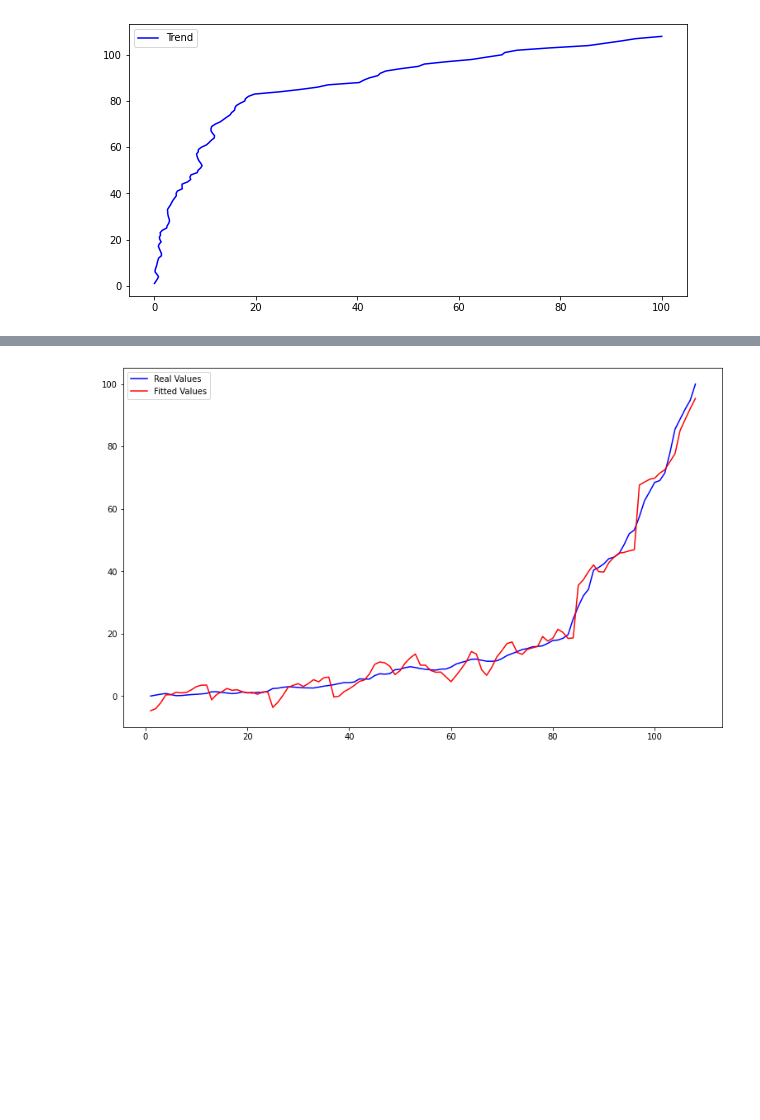
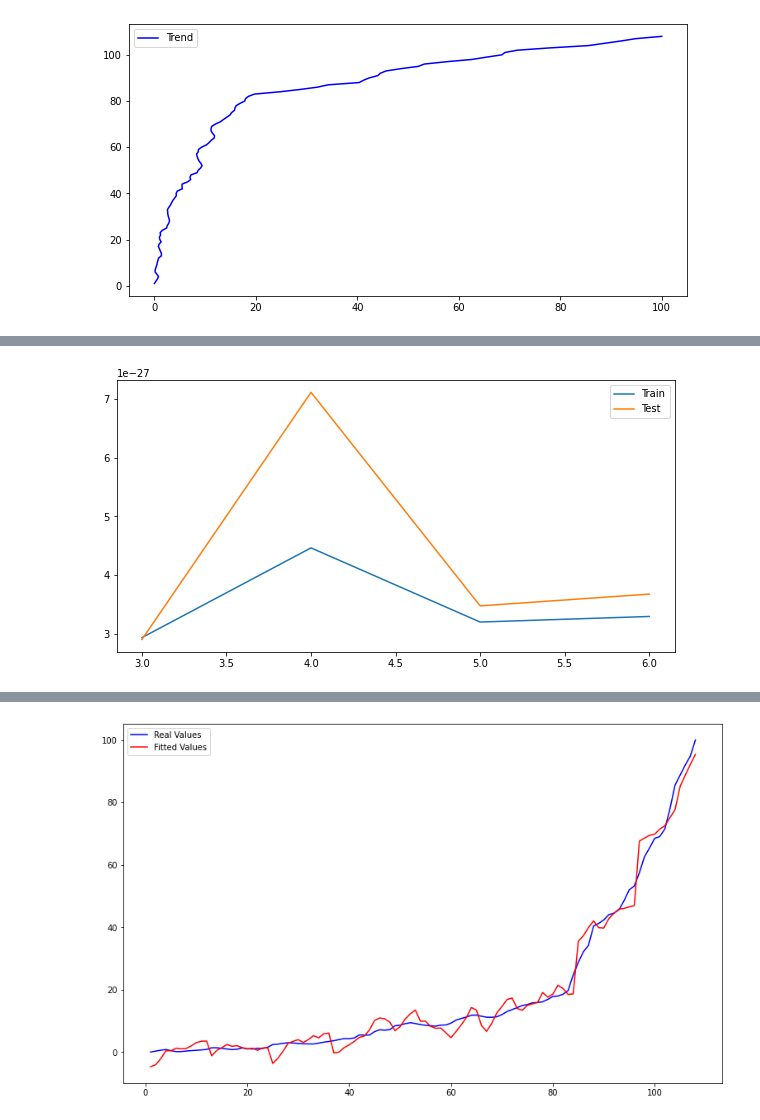
Before and after one commit to BU-IE-360/spring24-lmfaraday, a Jupyter notebook: Homework_1/regression.ipynb, the cells around one changed output, grey strips where cells are left out. Drawn from its saved outputs; the diff is of its cells as text; code cells hidden in the pictures; blank space fills up the shorter version.

```diff
--- a/Homework_1/regression.ipynb
+++ b/Homework_1/regression.ipynb
@@ -723,3 +748,11 @@ plt.show()
+# %%
+plt.figure(figsize=(10, 5))
+plt.plot(range(3, 7), results_train[2:], label="Train")
+plt.plot(range(3, 7), results_test[2:], label="Test")
+plt.legend(loc="best")
+plt.show()
+# %% [output]
+[figure, added]
 # %%
 best_set = independent_set_3.copy()
 
```
Also changed, not shown: parts of 25 cells of this notebook, 2 other files.
